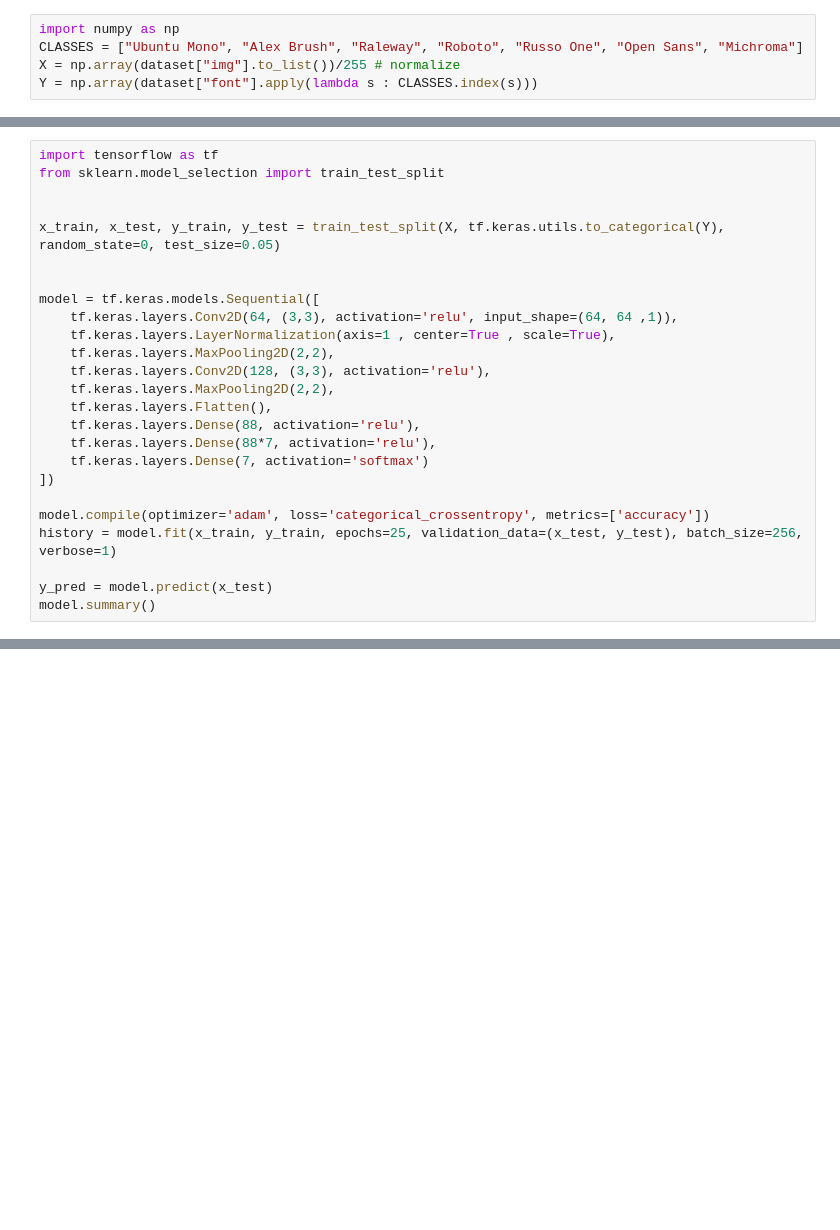
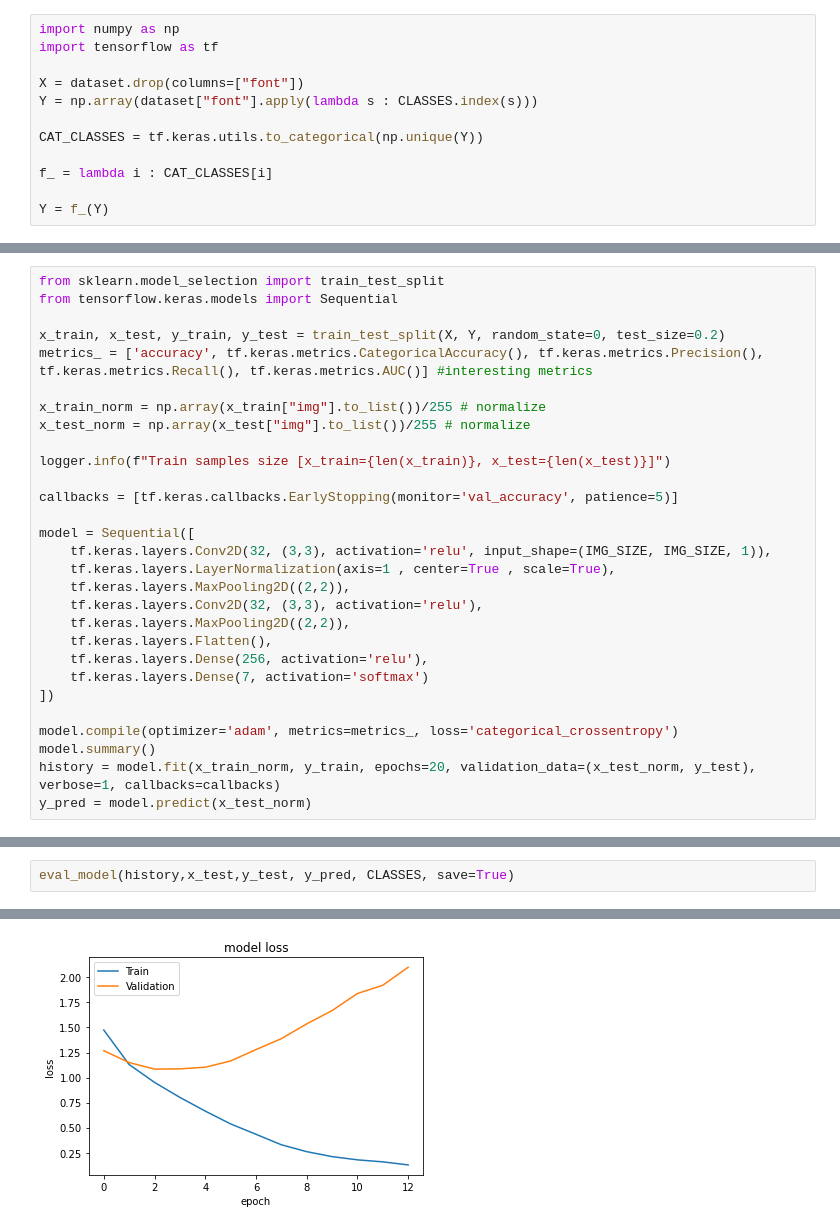
Before and after one commit to yuvalshi0/introduction-to-cv-course, a Jupyter notebook: project.ipynb, the cells around one changed output, grey strips where cells are left out. Drawn from its saved outputs; the diff is of its cells as text; blank space fills up the shorter version.

```diff
--- a/project.ipynb
+++ b/project.ipynb
@@ -13,5 +61,12 @@ plogging.info(dataset.head())
 # %%
 import numpy as np
-CLASSES = ["Ubuntu Mono", "Alex Brush", "Raleway", "Roboto", "Russo One", "Open Sans", "Michroma"]
-X = np.array(dataset["img"].to_list())/255 # normalize
+import tensorflow as tf
+
+X = dataset.drop(columns=["font"])
 Y = np.array(dataset["font"].apply(lambda s : CLASSES.index(s)))
+
+CAT_CLASSES = tf.keras.utils.to_categorical(np.unique(Y))
+
+f_ = lambda i : CAT_CLASSES[i]
+
+Y = f_(Y)
@@ -20,26 +100,30 @@ Y = np.array(dataset["font"].apply(lambda s : CLASSES.index(s)))
 # %%
-import tensorflow as tf
 from sklearn.model_selection import train_test_split
+from tensorflow.keras.models import Sequential
 
+x_train, x_test, y_train, y_test = train_test_split(X, Y, random_state=0, test_size=0.2)
+metrics_ = ['accuracy', tf.keras.metrics.CategoricalAccuracy(), tf.keras.metrics.Precision(), tf.keras.metrics.Recall(), tf.keras.metrics.AUC()] #interesting metrics
 
-x_train, x_test, y_train, y_test = train_test_split(X, tf.keras.utils.to_categorical(Y), random_state=0, test_size=0.05)
+x_train_norm = np.array(x_train["img"].to_list())/255 # normalize
+x_test_norm = np.array(x_test["img"].to_list())/255 # normalize
 
+logger.info(f"Train samples size [x_train={len(x_train)}, x_test={len(x_test)}]")
 
-model = tf.keras.models.Sequential([
-    tf.keras.layers.Conv2D(64, (3,3), activation='relu', input_shape=(64, 64 ,1)),
+callbacks = [tf.keras.callbacks.EarlyStopping(monitor='val_accuracy', patience=5)]
+
+model = Sequential([
+    tf.keras.layers.Conv2D(32, (3,3), activation='relu', input_shape=(IMG_SIZE, IMG_SIZE, 1)),
     tf.keras.layers.LayerNormalization(axis=1 , center=True , scale=True),
-    tf.keras.layers.MaxPooling2D(2,2),
-    tf.keras.layers.Conv2D(128, (3,3), activation='relu'),
-    tf.keras.layers.MaxPooling2D(2,2),
+    tf.keras.layers.MaxPooling2D((2,2)),
+    tf.keras.layers.Conv2D(32, (3,3), activation='relu'),
+    tf.keras.layers.MaxPooling2D((2,2)),
     tf.keras.layers.Flatten(),
-    tf.keras.layers.Dense(88, activation='relu'),
-    tf.keras.layers.Dense(88*7, activation='relu'),
+    tf.keras.layers.Dense(256, activation='relu'),
     tf.keras.layers.Dense(7, activation='softmax')
 ])
 
-model.compile(optimizer='adam', loss='categorical_crossentropy', metrics=['accuracy'])
-history = model.fit(x_train, y_train, epochs=25, validation_data=(x_test, y_test), batch_size=256, verbose=1)
-
-y_pred = model.predict(x_test)
+model.compile(optimizer='adam', metrics=metrics_, loss='categorical_crossentropy')
 model.summary()
+history = model.fit(x_train_norm, y_train, epochs=20, validation_data=(x_test_norm, y_test), verbose=1, callbacks=callbacks)
+y_pred = model.predict(x_test_norm)
 # %% [output]
@@ -76,0 +147,3 @@ metrics.plot_confusion_matrix(y_test, y_pred, CLASSES)
+# %%
+eval_model(history,x_test,y_test, y_pred, CLASSES, save=True)
+# %% [output]
@@ -76,0 +151 @@ metrics.plot_confusion_matrix(y_test, y_pred, CLASSES)
+[figure, added]
```
Also changed, not shown: parts of 10 cells of this notebook, 7 other files.
